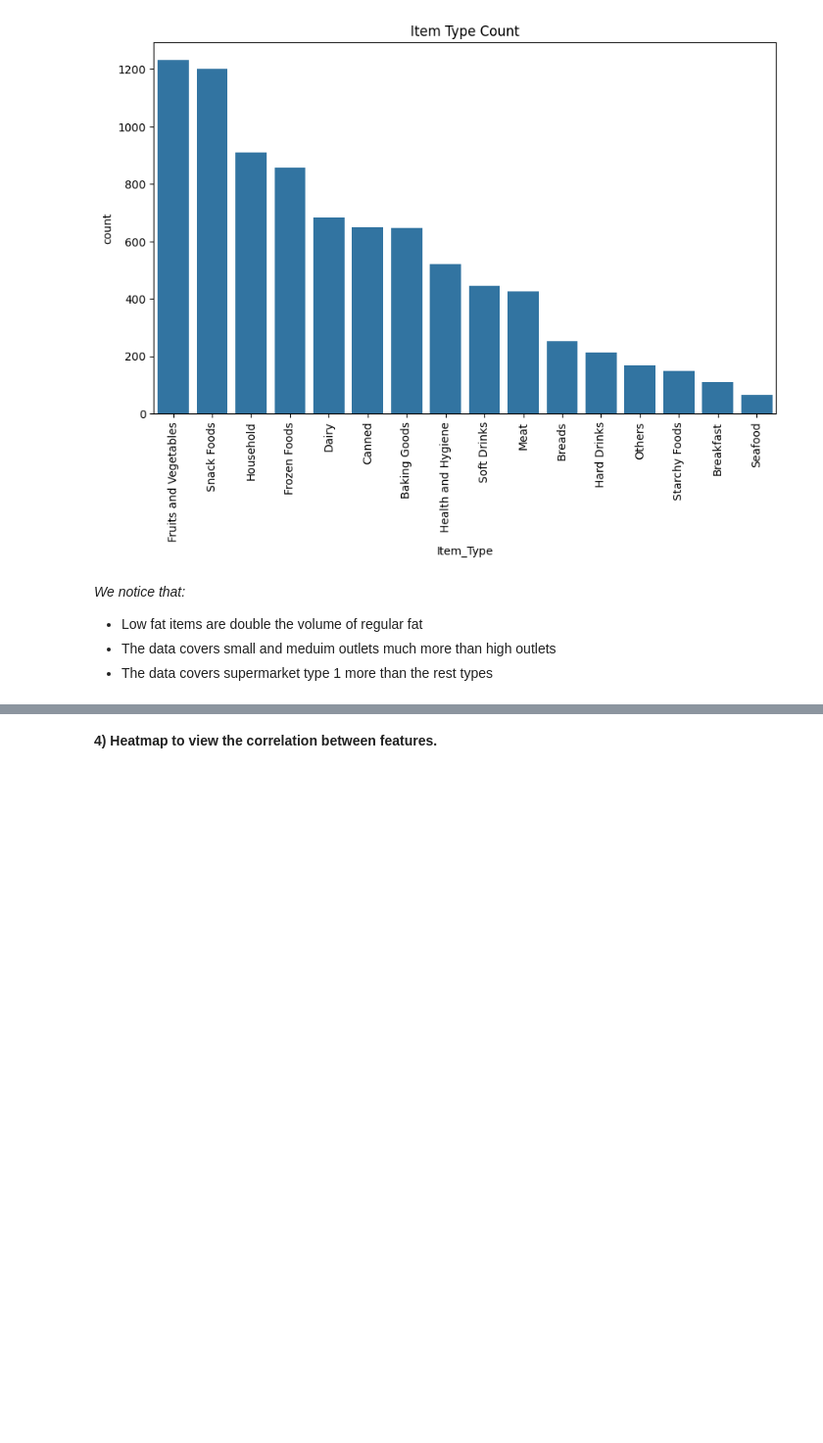
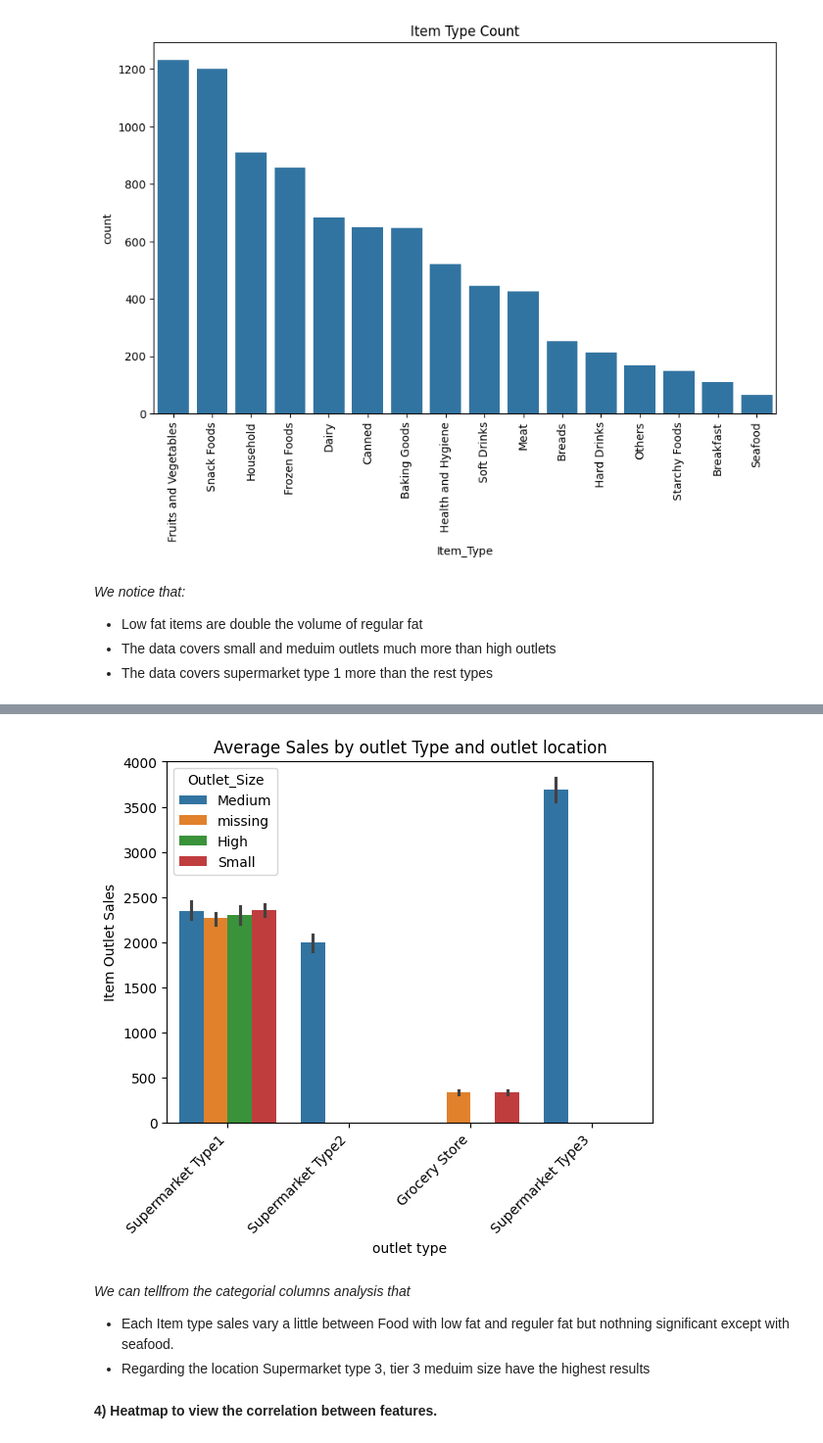
Before and after one commit to Khalil-Salama/Prediction-of-Product-Sales, a Jupyter notebook: Prediction_of_Product_Sales.ipynb, the cells around one changed output, grey strips where cells are left out. Shown at 98% size. Saved outputs shown, nothing was run; the diff lists cells and outputs as text; code cells hidden in the pictures; blank space fills up the shorter version.

```diff
--- a/Prediction_of_Product_Sales.ipynb
+++ b/Prediction_of_Product_Sales.ipynb
@@ -486,2 +498,15 @@ for col in categorical_cols:
+# %%
+sns.barplot(data=sales_pred, x='Outlet_Type', y='Item_Outlet_Sales', hue='Outlet_Size')
+plt.title('Average Sales by outlet Type and outlet location')
+plt.xlabel('outlet type')
+plt.ylabel('Item Outlet Sales')
+plt.xticks(rotation=45, ha='right')
+plt.show()
+# %% [output]
+[figure, added]
+# %% [markdown]
+*We can tellfrom the categorial columns analysis that*
+- Each Item type sales vary a little between Food with low fat and reguler fat but nothning significant except with seafood.
+- Regarding the location Supermarket type 3, tier 3 meduim size have the highest results
 # %% [markdown]
 **4) Heatmap to view the correlation between features.**
```
Also changed, not shown: parts of 8 cells of this notebook.
